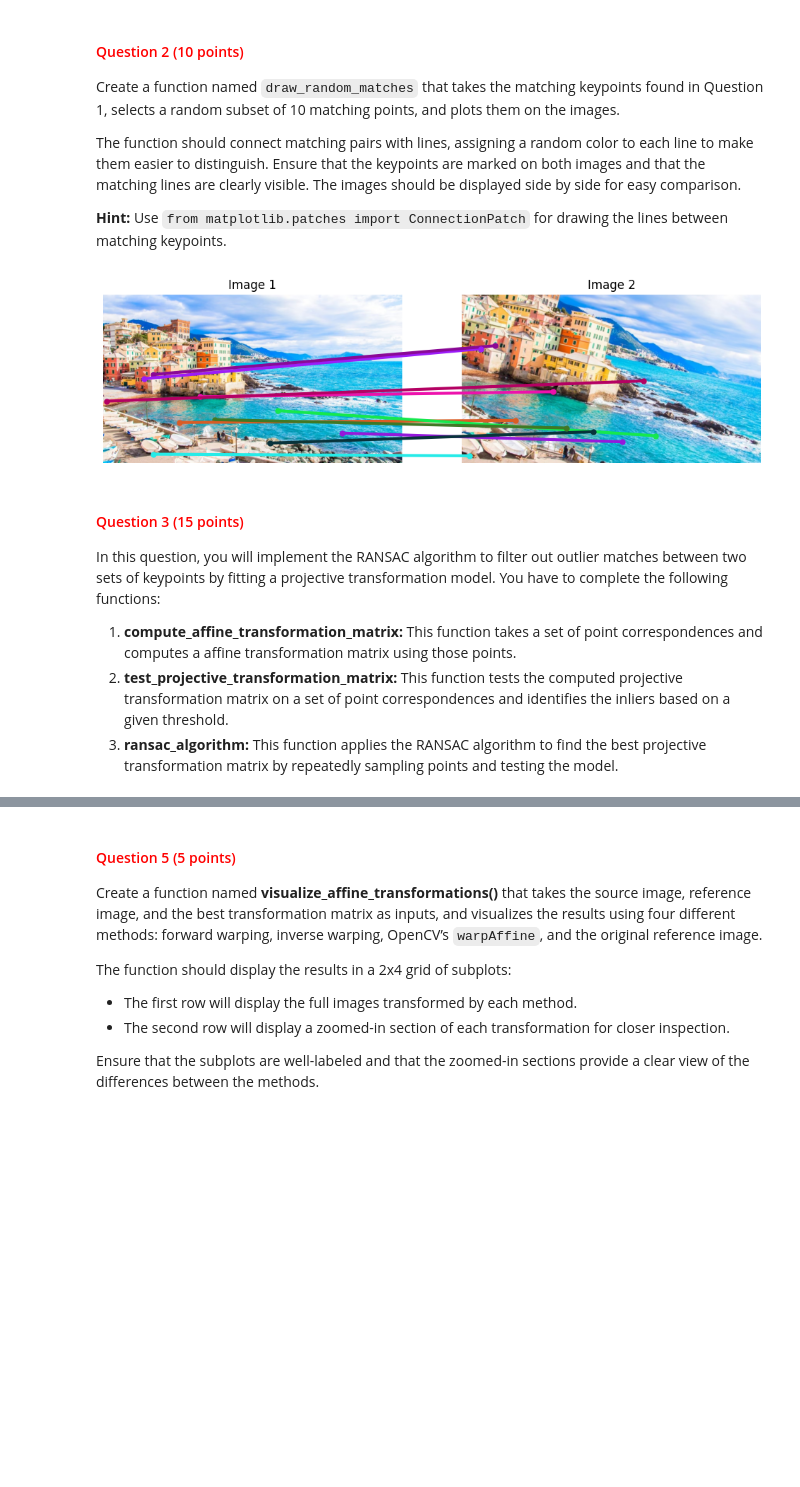
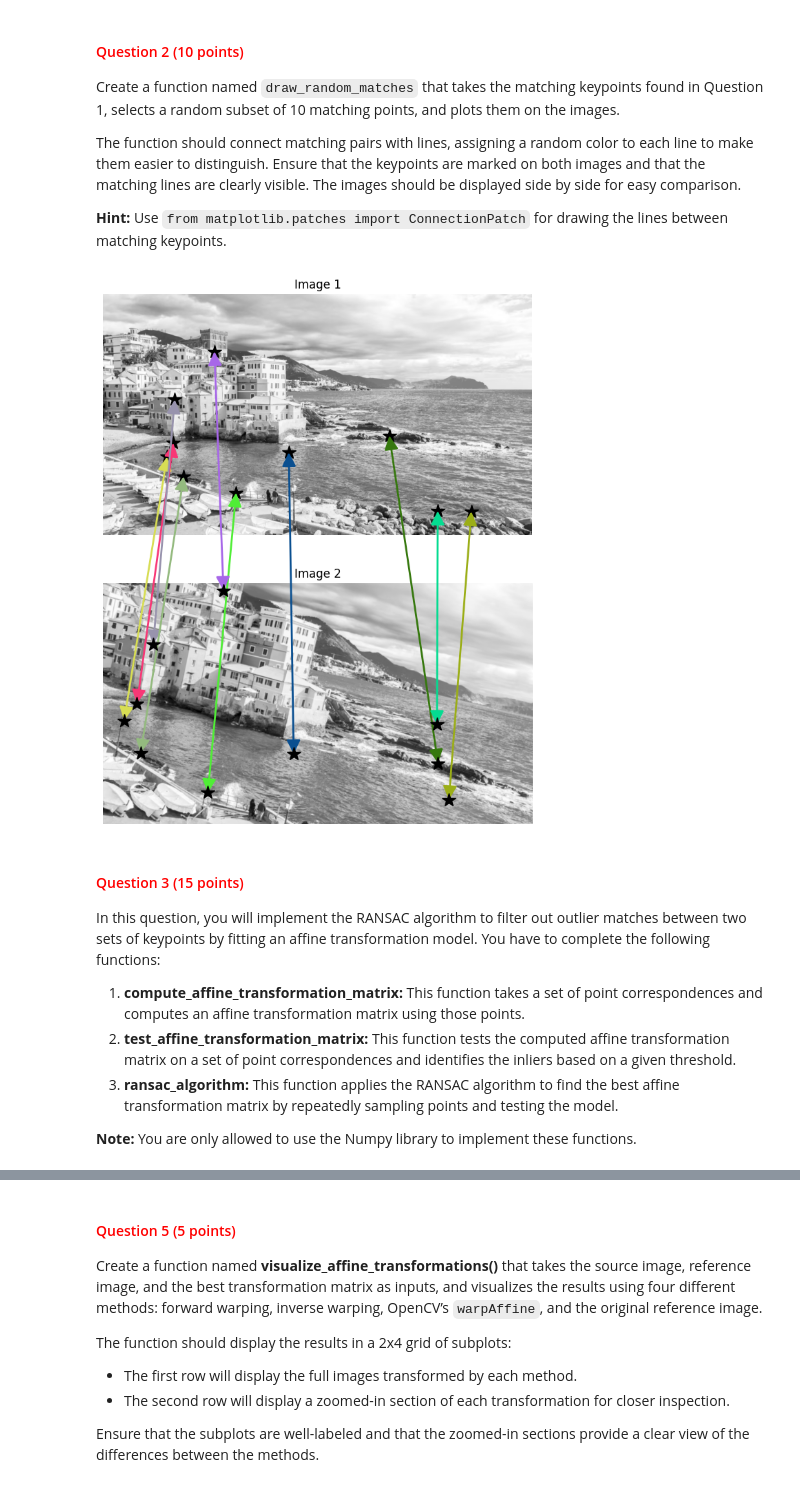
Before and after one commit to matthias-hagenauer/cv1_labs, a Jupyter notebook: cv1-lab-4/cv1-lab-4.ipynb, the cells around one changed output, grey strips where cells are left out. Saved outputs shown, nothing was run; the diff lists cells and outputs as text; code cells hidden in the pictures; blank space fills up the shorter version.

Commit message:
Add files via upload
Corrected Section 1 and partly made the open questions

```diff
--- a/cv1-lab-4/cv1-lab-4.ipynb
+++ b/cv1-lab-4/cv1-lab-4.ipynb
@@ -271,13 +270,13 @@ def draw_random_matches(image_1, keypoints_1, image_2, keypoints_2, matches, sub
     # YOUR CODE HERE
     random_matches = random.sample(matches, subset_size)
 
-    fig, (ax1, ax2) = plt.subplots(1, 2, figsize=(12, 6))
+    fig, (ax1, ax2) = plt.subplots(2, 1, figsize=(20, 10))
 
 
-    ax1.imshow(image_1)
+    ax1.imshow(image_1, cmap='gray')
     ax1.set_title('Image 1')
     ax1.axis('off')
-    ax2.imshow(image_2)
+    ax2.imshow(image_2, cmap='gray')
     ax2.set_title('Image 2')
     ax2.axis('off')
 
@@ -293,28 +292,41 @@ def draw_random_matches(image_1, keypoints_1, image_2, keypoints_2, matches, sub
         (x2, y2) = keypoints_2[img2_idx].pt
         color = np.random.rand(3,)
 
-        ax1.plot(x1, y1, 'ro', markersize=5, color=color)
-        ax2.plot(x2, y2, 'ro', markersize=5, color=color)
+        ax1.plot(x1, y1, 'k*', markersize=15)
+        ax2.plot(x2, y2, 'k*', markersize=15)
 
         con = ConnectionPatch(xyA=(x2, y2), xyB=(x1, y1),
                               coordsA="data", coordsB="data",
-                              axesA=ax2, axesB=ax1, color=color, linewidth=3)
+                              axesA=ax2, axesB=ax1, linewidth=2,
+                              arrowstyle="<|-|>",
+                              color=color,
+                            #   edgecolor="0",
+                              mutation_scale=30,
+                            #   connectionstyle= "angle3"
+                             )
         ax2.add_artist(con)
 
     plt.show()
-# %%
-draw_random_matches(image_1, keypoints_image_1, image_2, keypoints_image_2, matches, subset_size=10)
-# %% [output]
-[figure, removed]
+# %%
+image_1 = cv2.imread('./images/genoa_beach.jpg')
+image_2 = cv2.imread('./images/genoa_beach_cut_1.jpg')
+
+gray_image_1 = cv2.cvtColor(image_1, cv2.COLOR_BGR2GRAY)
+gray_image_2 = cv2.cvtColor(image_2, cv2.COLOR_BGR2GRAY)
+draw_random_matches(gray_image_1, keypoints_image_1, gray_image_2, keypoints_image_2, matches, subset_size=10)
+# %% [output]
+[figure, added]
 # %% [markdown]
 <a id="question-3"></a>
 #### <font color='#FF0000'>Question 3 (15 points)</font>
 
-In this question, you will implement the RANSAC algorithm to filter out outlier matches between two sets of keypoints by fitting a projective transformation model. You have to complete the following functions:
+In this question, you will implement the RANSAC algorithm to filter out outlier matches between two sets of keypoints by fitting an affine transformation model. You have to complete the following functions:
 
-1. **compute_affine_transformation_matrix:** This function takes a set of point correspondences and computes a affine transformation matrix using those points.
-2. **test_projective_transformation_matrix:** This function tests the computed projective transformation matrix on a set of point correspondences and identifies the inliers based on a given threshold.
-3. **ransac_algorithm:** This function applies the RANSAC algorithm to find the best projective transformation matrix by repeatedly sampling points and testing the model.
+1. **compute_affine_transformation_matrix:** This function takes a set of point correspondences and computes an affine transformation matrix using those points.
+2. **test_affine_transformation_matrix:** This function tests the computed affine transformation matrix on a set of point correspondences and identifies the inliers based on a given threshold.
+3. **ransac_algorithm:** This function applies the RANSAC algorithm to find the best affine transformation matrix by repeatedly sampling points and testing the model.
+
+**Note:** You are only allowed to use the Numpy library to implement these functions.
 # %%
 def compute_affine_transformation_matrix(data):
     """
```
Also changed, not shown: parts of 17 cells of this notebook.
